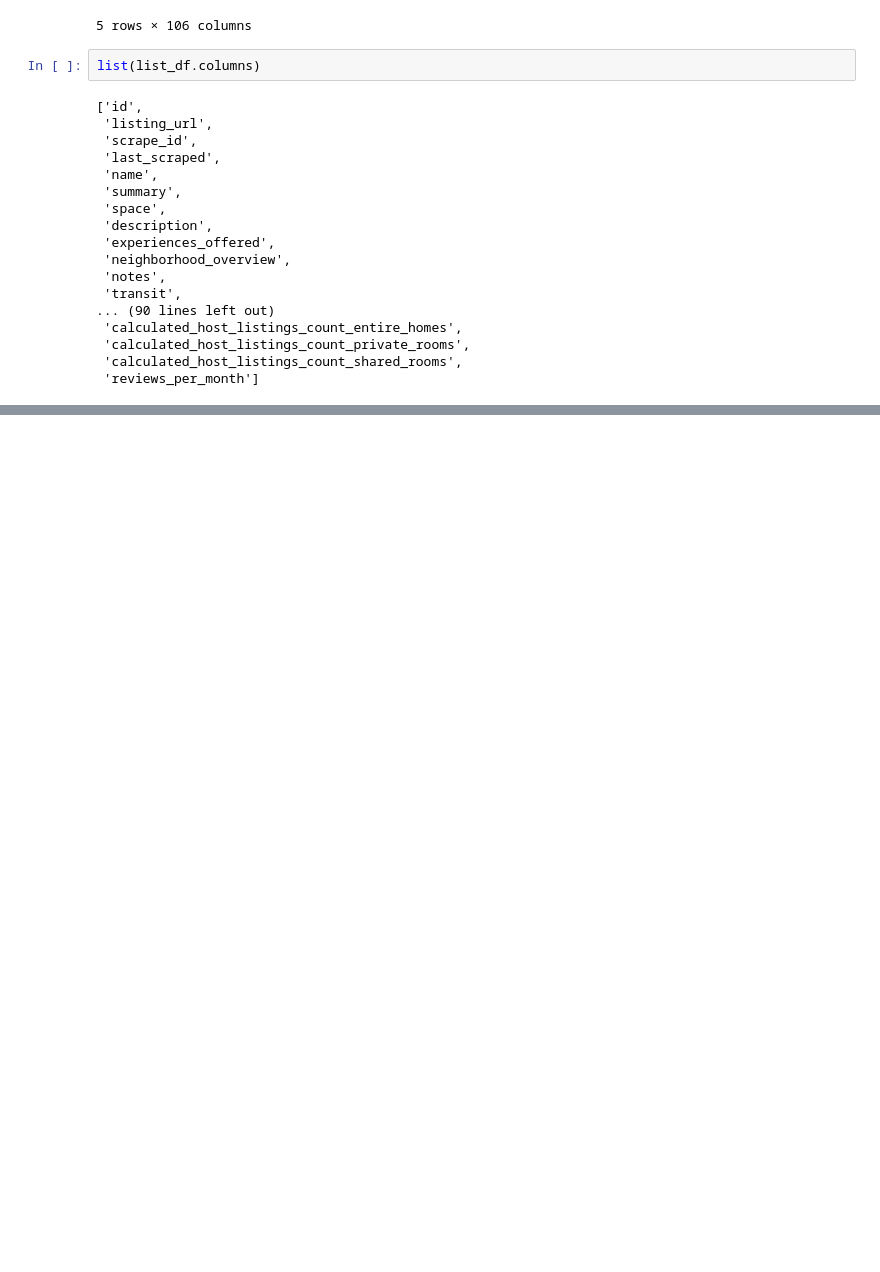
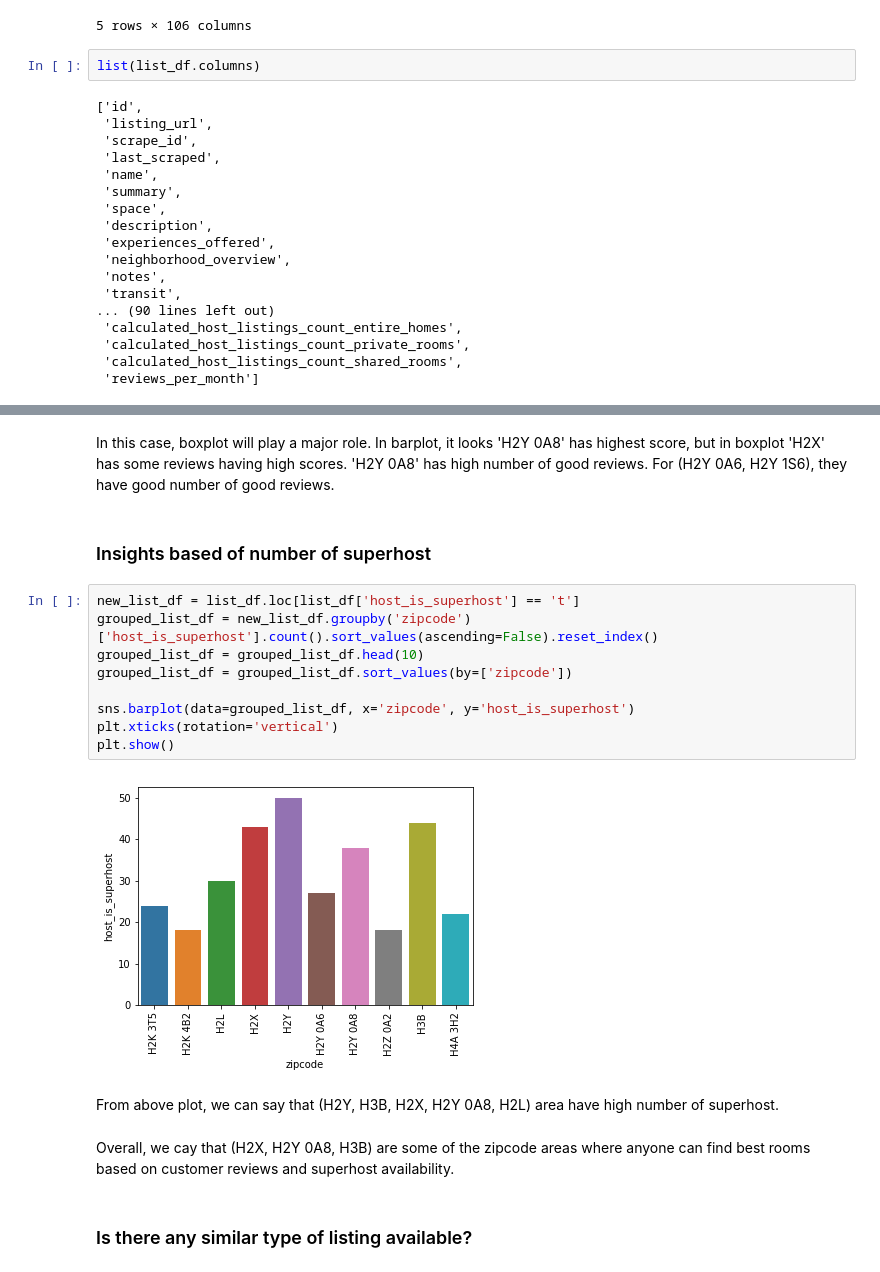
Before and after one commit to rajatsharma369007/montreal_airbnb, a Jupyter notebook: crisp-dm.ipynb, the cells around one changed output, grey strips where cells are left out. Cells and saved outputs as stored; diff of their text form; blank space fills up the shorter version.

```diff
--- a/crisp-dm.ipynb
+++ b/crisp-dm.ipynb
@@ -174,0 +231,21 @@ list(list_df.columns)
+# %% [markdown]
+In this case, boxplot will play a major role. In barplot, it looks 'H2Y 0A8' has highest score, but in boxplot 'H2X' has some reviews having high scores. 'H2Y 0A8' has high number of good reviews. For (H2Y 0A6, H2Y 1S6), they have good number of good reviews.
+# %% [markdown]
+### Insights based of number of superhost
+# %%
+new_list_df = list_df.loc[list_df['host_is_superhost'] == 't']
+grouped_list_df = new_list_df.groupby('zipcode')['host_is_superhost'].count().sort_values(ascending=False).reset_index()
+grouped_list_df = grouped_list_df.head(10)
+grouped_list_df = grouped_list_df.sort_values(by=['zipcode'])
+
+sns.barplot(data=grouped_list_df, x='zipcode', y='host_is_superhost')
+plt.xticks(rotation='vertical')
+plt.show()
+# %% [output]
+[figure, added]
+# %% [markdown]
+From above plot, we can say that (H2Y, H3B, H2X, H2Y 0A8, H2L) area have high number of superhost.
+# %% [markdown]
+Overall, we cay that (H2X, H2Y 0A8, H3B) are some of the zipcode areas where anyone can find best rooms based on customer reviews and superhost availability.
+# %% [markdown]
+### Is there any similar type of listing available?
```
Also changed, not shown: parts of 28 cells of this notebook, 1 other file.
